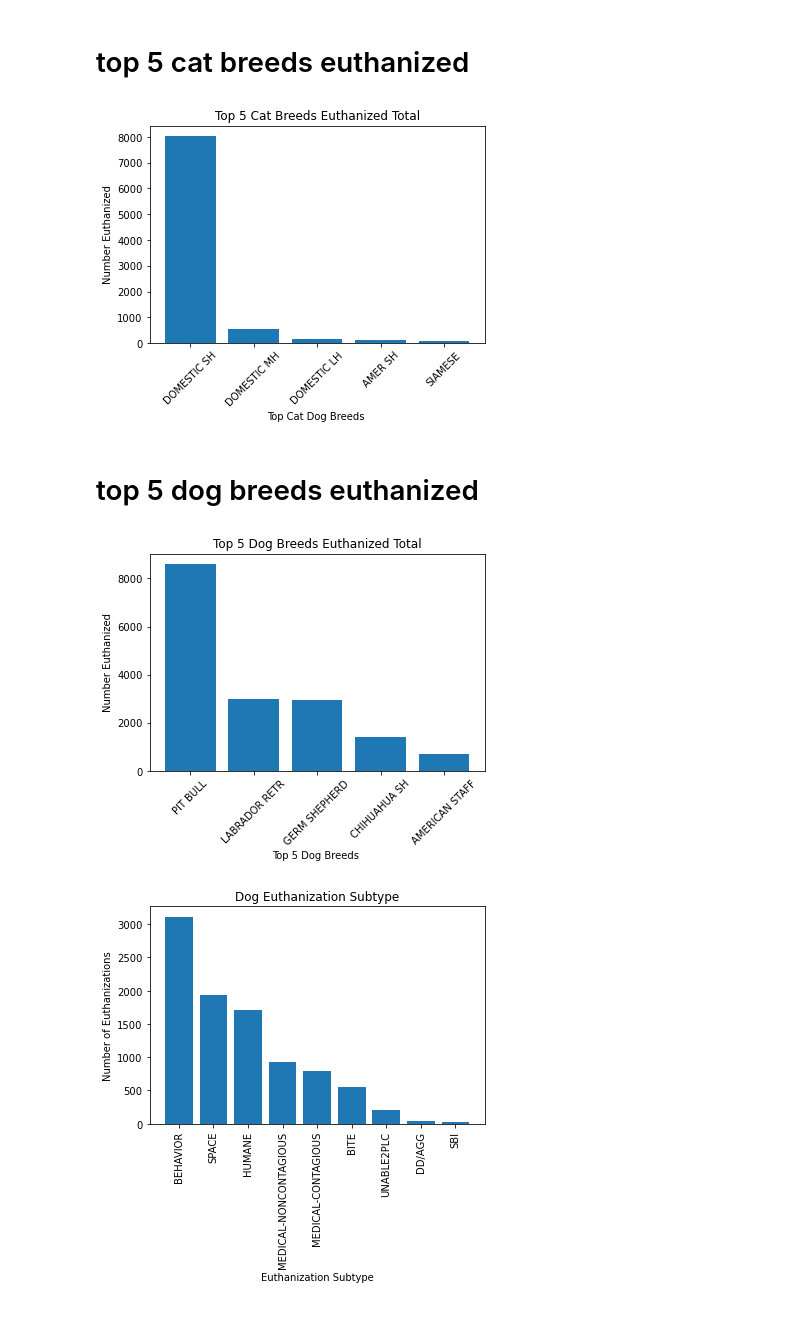
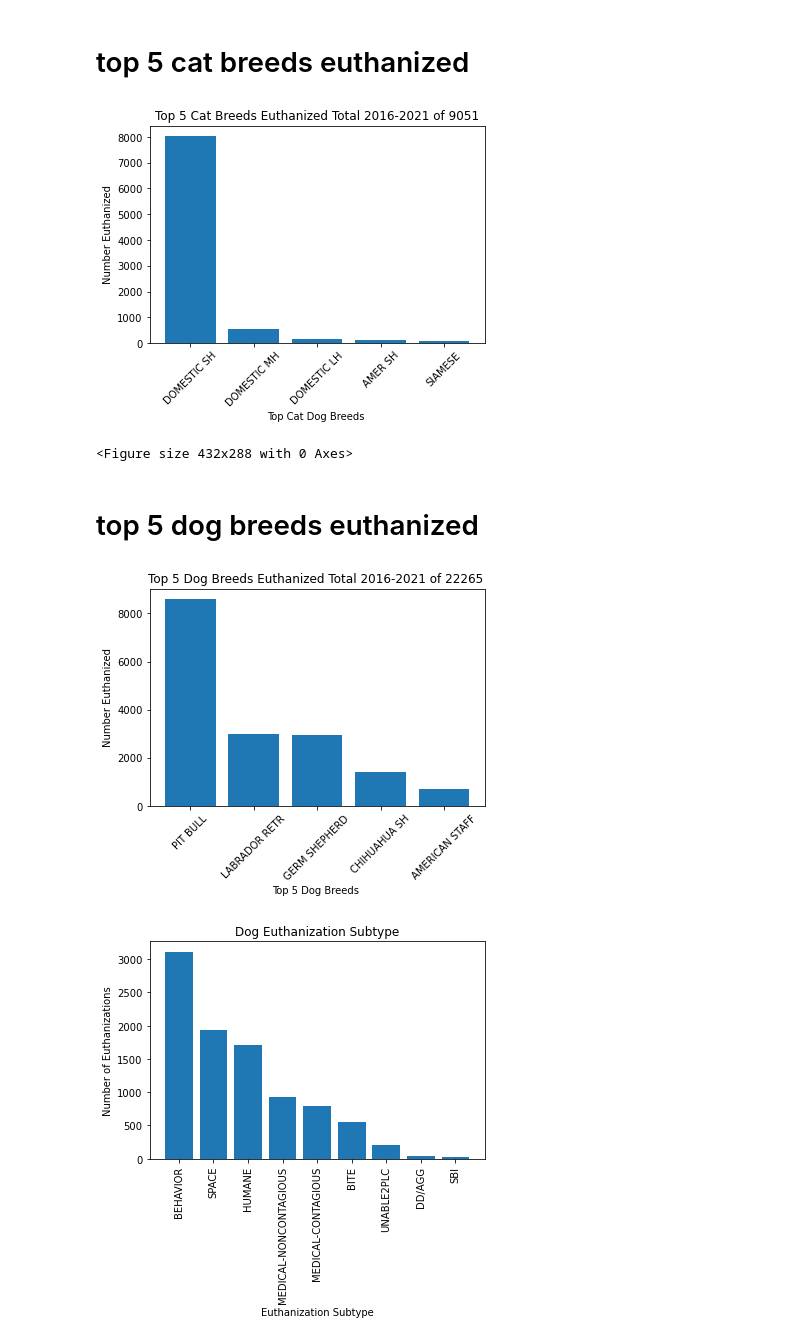
Before and after one commit to jconcha56429/Project1, a Jupyter notebook: Euthanization/Euthanization.ipynb, the cells around one changed output. Cells and saved outputs as stored; diff of their text form; code cells hidden in the pictures.

Commit message:
finishing touches to Euth and create pngs

```diff
--- a/Euthanization/Euthanization.ipynb
+++ b/Euthanization/Euthanization.ipynb
@@ -56,27 +56,33 @@ sub_euth_breed
 # %%
 cat_euth = euth_df.loc[euth_df['Animal Type'] == 'CAT']
 cat_count = cat_euth['Animal Breed'].value_counts().head()
+total_cats = len(cat_euth)
 plt.bar(cat_count.index,cat_count)
 plt.xticks(rotation=45)
-plt.title('Top 5 Cat Breeds Euthanized Total')
+plt.title(f'Top 5 Cat Breeds Euthanized Total 2016-2021 of {total_cats}')
 plt.xlabel('Top Cat Dog Breeds ')
 plt.ylabel('Number Euthanized')
 plt.show()
+plt.savefig('../Output/Euth_Top5_Cat')
+plt.show()
 # %% [output]
-[figure, old version]
+[figure, new version]
+<Figure size 432x288 with 0 Axes>
 # %% [markdown]
 # top 5 dog breeds euthanized
 # %%
 dog_euth = euth_df.loc[euth_df['Animal Type'] == 'DOG']
 dog_count = dog_euth['Animal Breed'].value_counts().head()
 plt.bar(dog_count.index,dog_count)
 plt.xticks(rotation=45)
-plt.title('Top 5 Dog Breeds Euthanized Total')
+total_dogs = len(dog_euth)
+plt.title(f'Top 5 Dog Breeds Euthanized Total 2016-2021 of {total_dogs} ')
 plt.xlabel('Top 5 Dog Breeds ')
 plt.ylabel('Number Euthanized')
+plt.savefig('../Output/Euth_Top5_Dog')
 plt.show()
 # %% [output]
-[figure, old version]
+[figure, new version]
 # %%
 #
 # %%
```
Also changed, not shown: parts of 12 cells of this notebook, 12 other files.
